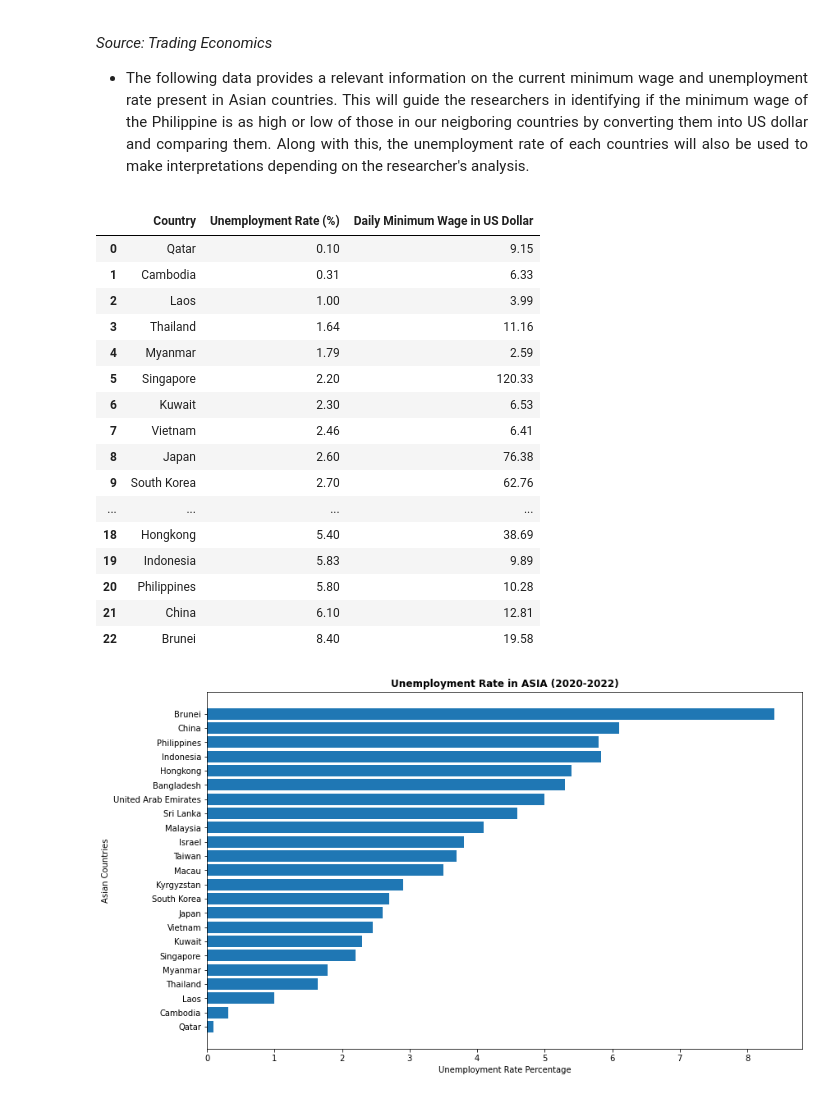
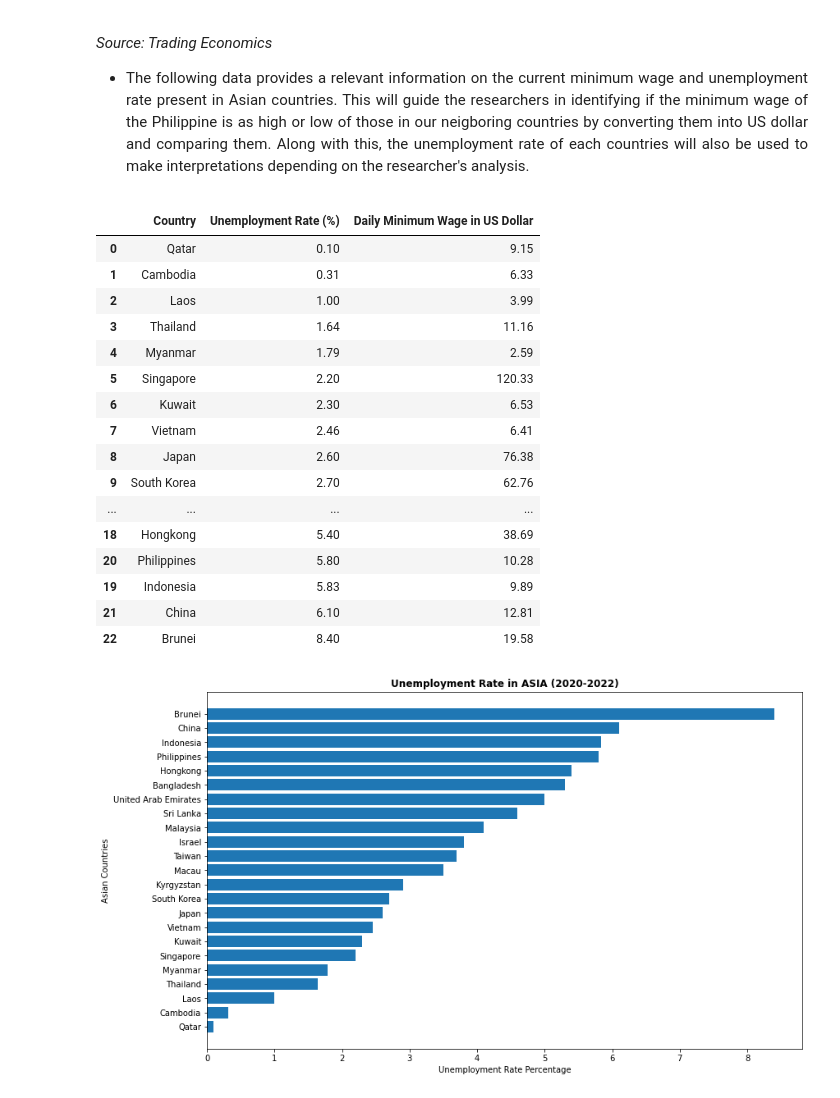
Before and after one commit to kryzlerahne/IT3205_FilipinoDataAlliance, a Jupyter notebook: Codes/The_Future_Pay_Visualizations.ipynb, the cells around one changed output. Saved outputs shown, nothing was run; the diff lists cells and outputs as text; code cells hidden in the pictures.

```diff
--- a/Codes/The_Future_Pay_Visualizations.ipynb
+++ b/Codes/The_Future_Pay_Visualizations.ipynb
@@ -135,23 +143,24 @@ plt.show()
 # %%
 url = 'https://raw.githubusercontent.com/kryzlerahne/IT3205_PhilippineDataAlliance/main/Datasets/Dataset%20for%20ASIAN%20countries.csv'
 df = pd.read_csv(url)
-display(df.iloc[0:])
+df1 = df.sort_values(by=['Unemployment Rate (%)'])
+display(df1.iloc[0:])
 # %% [output]
 |  | Country | Unemployment Rate (%) | Daily Minimum Wage in US Dollar |
 | 0 | Qatar | 0.10 | 9.15 |
 | 1 | Cambodia | 0.31 | 6.33 |
 | 2 | Laos | 1.00 | 3.99 |
 | 3 | Thailand | 1.64 | 11.16 |
 | 4 | Myanmar | 1.79 | 2.59 |
 | 5 | Singapore | 2.20 | 120.33 |
 | 6 | Kuwait | 2.30 | 6.53 |
 | 7 | Vietnam | 2.46 | 6.41 |
 | 8 | Japan | 2.60 | 76.38 |
 | 9 | South Korea | 2.70 | 62.76 |
 | ... | ... | ... | ... |
 | 18 | Hongkong | 5.40 | 38.69 |
+| 20 | Philippines | 5.80 | 10.28 |
 | 19 | Indonesia | 5.83 | 9.89 |
-| 20 | Philippines | 5.80 | 10.28 |
 | 21 | China | 6.10 | 12.81 |
 | 22 | Brunei | 8.40 | 19.58 |
 # %%
```
Also changed, not shown: parts of 5 cells of this notebook.
